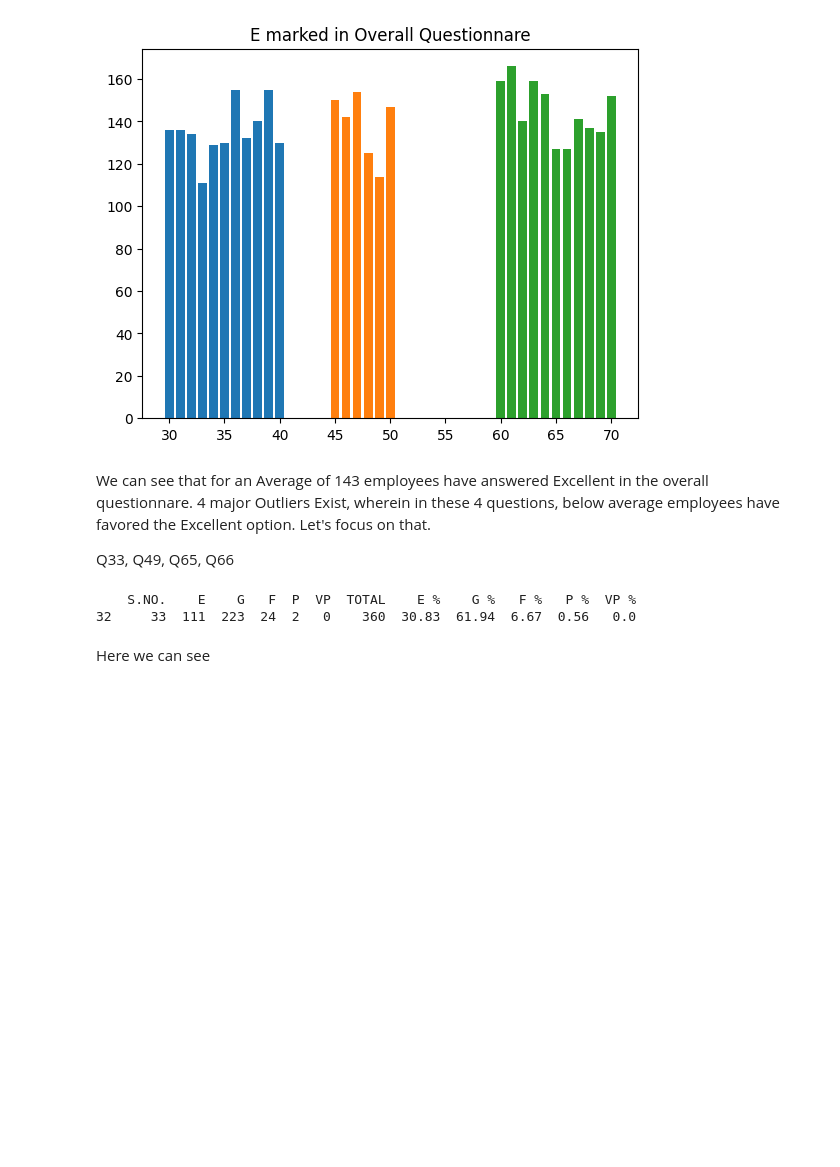
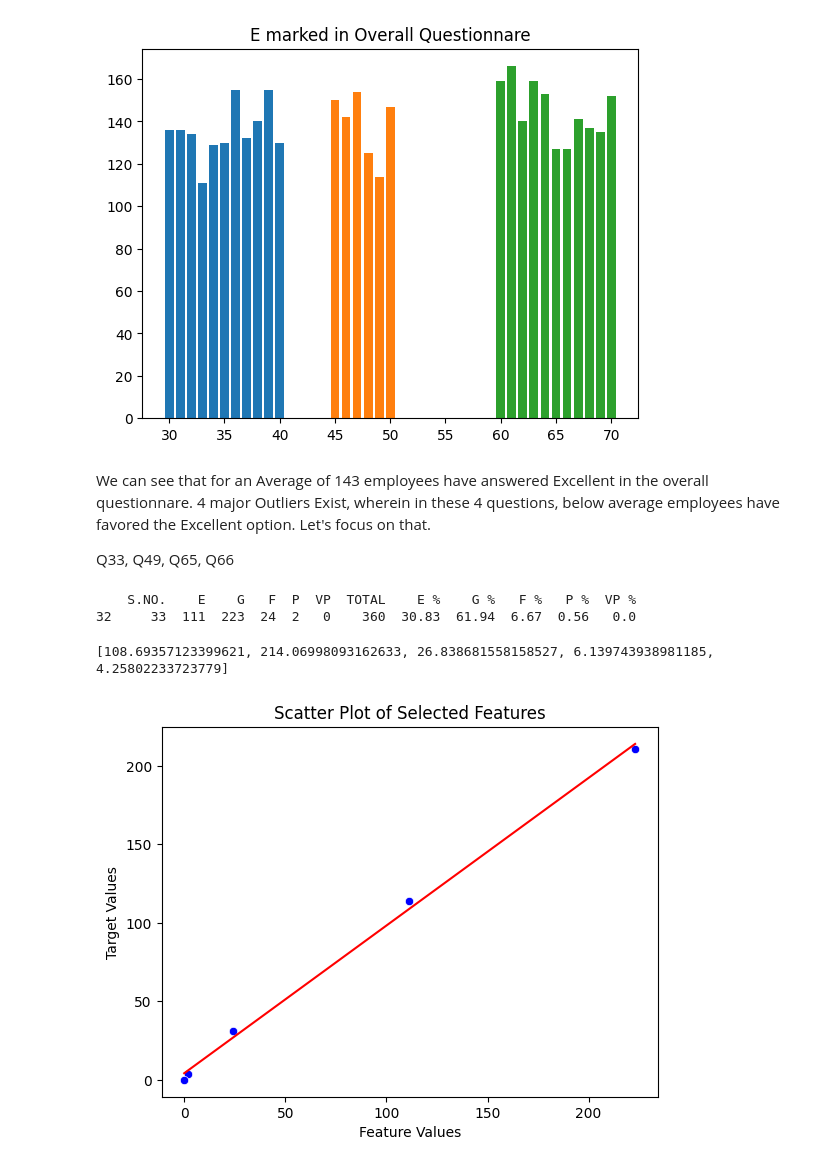
Before and after one commit to GuptajiRocks/data-science-sem4, a Jupyter notebook: Lectures/feb9-self/one.ipynb, the cells around one changed output. Saved outputs shown, nothing was run; the diff lists cells and outputs as text; code cells hidden in the pictures; blank space fills up the shorter version.

```diff
--- a/Lectures/feb9-self/one.ipynb
+++ b/Lectures/feb9-self/one.ipynb
@@ -265,5 +265,35 @@ print(df33)
 # %% [output]
     S.NO.    E    G   F  P  VP  TOTAL    E %    G %   F %   P %  VP %
 32     33  111  223  24  2   0    360  30.83  61.94  6.67  0.56   0.0
-# %% [markdown]
-Here we can see
+# %%
+from sklearn.linear_model import LinearRegression
+
+# Assuming df is already defined
+x = df.iloc[32].to_frame().T  # Convert Series to DataFrame and Transpose
+y = df.iloc[48].to_frame().T  # Convert Series to DataFrame and Transpose
+
+# Selecting specific columns
+columns = ["E", "G", "F", "P", "VP"]
+newx = x[columns]
+newy = y[columns]
+
+newx = newx.T
+newy = newy.T
+
+model1 = LinearRegression()
+model1.fit(newx, newy)
+
+pred1 = model1.predict(newx)
+l = [float(i) for i in pred1]
+print(l)
+
+# Scatter plot
+sns.scatterplot(x=newx.iloc[:, 0], y=newy.iloc[:, 0], color="blue")
+sns.lineplot(x=newx.iloc[:, 0], y=l, color="red")
+plt.xlabel("Feature Values")
+plt.ylabel("Target Values")
+plt.title("Scatter Plot of Selected Features")
+plt.show()
+# %% [output]
+[108.69357123399621, 214.06998093162633, 26.838681558158527, 6.139743938981185, 4.25802233723779]
+[figure, added]
```
